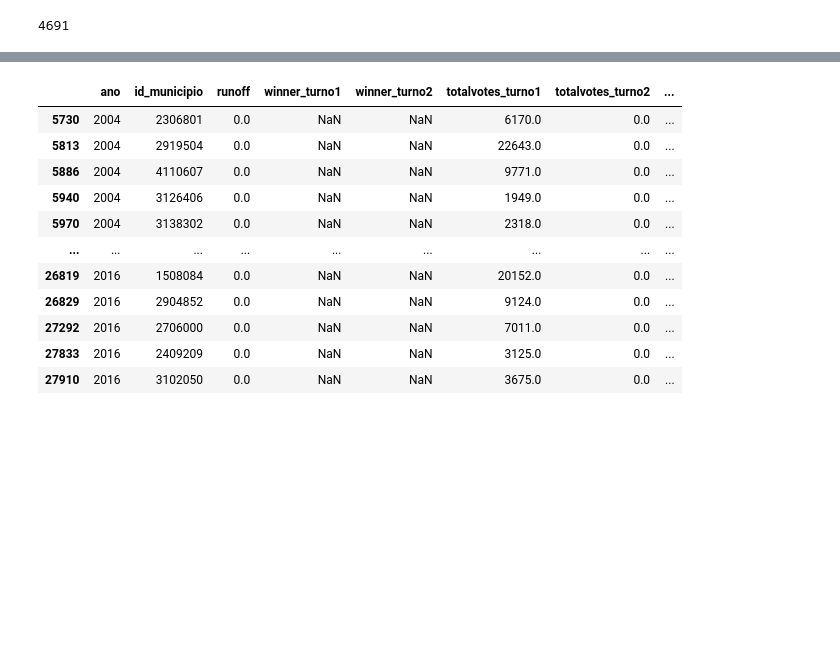
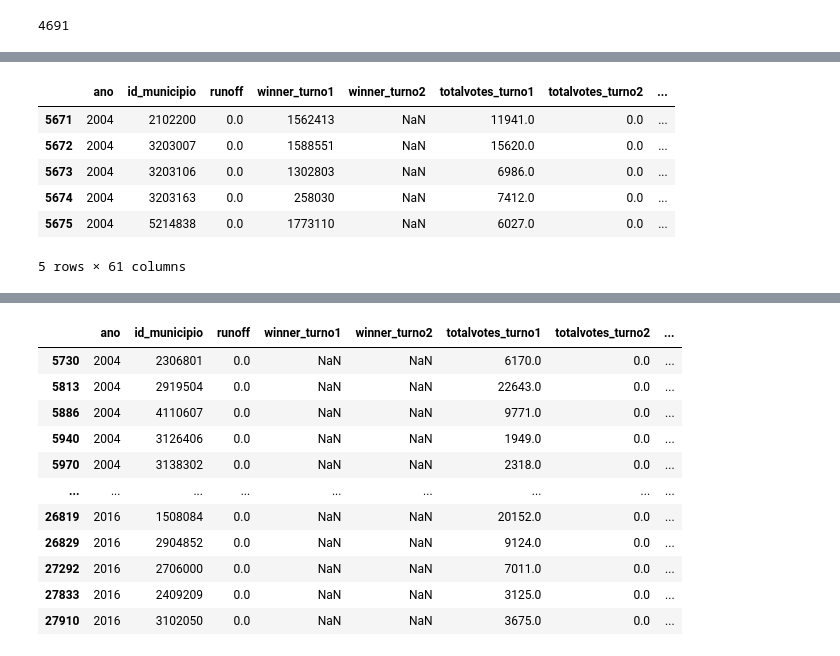
Before and after one commit to aulichney/Deforestation, a Jupyter notebook: DataMerge2023.ipynb, the cells around one changed output, grey strips where cells are left out. Drawn from its saved outputs; the diff is of its cells as text; code cells hidden in the pictures; blank space fills up the shorter version.

```diff
--- a/DataMerge2023.ipynb
+++ b/DataMerge2023.ipynb
@@ -360,3 +369,7 @@ vote.head()
 | 2 | 1996 | 1 | eleicao ordinaria | BA | 2927408 | 38490 | prefeito | PAN | ... |
 | 3 | 1996 | 1 | eleicao ordinaria | BA | 2927408 | 38490 | prefeito | PCO | ... |
 | 4 | 1996 | 1 | eleicao ordinaria | BA | 2927408 | 38490 | prefeito | PGT | ... |
+# %%
+this_vote = vote[(vote.ano == 2004) & (vote.id_municipio == '4113700')]
+winner_ordinary_turno1 = this_vote[(this_vote.tipo_eleicao == 'eleicao ordinaria') & (this_vote.resultado.isin(['eleito', '2º turno'])) & (this_vote.turno == 1)]
+winner_ordinary_turno1
@@ -362,0 +386,3 @@ vote.head()
+# %%
+runner_up_turno1 = winner_ordinary_turno1.sort_values(by = 'votos', ascending = False).reset_index(drop = True).iloc[1]
+runner_up_turno1.numero_candidato
@@ -576,3 +665,33 @@ final.loc[final[final.special == 1].index, 'sequencial_candidato'] = final.loc[f
 final.loc[final[final.runoff == 0].index, 'numero_candidato'] = final.loc[final[final.runoff == 0].index, 'winner_turno1_numero_candidato']
 final.loc[final[final.runoff == 1].index, 'numero_candidato'] = final.loc[final[final.runoff == 1].index, 'winner_turno2_numero_candidato']
 final.loc[final[final.special == 1].index, 'numero_candidato'] = final.loc[final[final.special == 1].index, 'winner_special_numero_candidato']
+
+
+final.loc[final[final.runoff == 0].index, 'winner_votes'] = final.loc[final[final.runoff == 0].index, 'winner_votes_turno_1']
+final.loc[final[final.runoff == 1].index, 'winner_votes'] = final.loc[final[final.runoff == 1].index, 'winner_votes_turno_2']
+final.loc[final[final.special == 1].index, 'winner_votes'] = final.loc[final[final.special == 1].index, 'winner_votes_special']
+
+final.loc[final[final.runoff == 0].index, 'winner_votes_proportion'] = final.loc[final[final.runoff == 0].index, 'winner_votes_turno_1']/final.loc[final[final.runoff == 0].index, 'totalvotes_turno1']
+final.loc[final[final.runoff == 1].index, 'winner_votes_proportion'] = final.loc[final[final.runoff == 0].index, 'winner_votes_turno_2']/final.loc[final[final.runoff == 1].index, 'totalvotes_turno2']
+final.loc[final[final.special == 1].index, 'winner_votes_proportion'] = final.loc[final[final.special == 1].index, 'winner_votes_special']/final.loc[final[final.special == 1].index, 'totalvotes_special']
+
+
+final.loc[final[final.runoff == 0].index, 'runnerup'] = final.loc[final[final.runoff == 0].index, 'runnerup_turno1']
+final.loc[final[final.runoff == 1].index, 'runnerup'] = final.loc[final[final.runoff == 1].index, 'runnerup_turno2']
+final.loc[final[final.special == 1].index, 'runnerup'] = final.loc[final[final.special == 1].index, 'runnerup_special']
+
+final.loc[final[final.runoff == 0].index, 'runnerup_annie_id'] = final.loc[final[final.runoff == 0].index, 'runnerup_turno1_annie_id']
+final.loc[final[final.runoff == 1].index, 'runnerup_annie_id'] = final.loc[final[final.runoff == 1].index, 'runnerup_turno2_annie_id']
+final.loc[final[final.special == 1].index, 'runnerup_annie_id'] = final.loc[final[final.special == 1].index, 'runnerup_special_annie_id']
+
+final.loc[final[final.runoff == 0].index, 'runnerup_sequencial'] = final.loc[final[final.runoff == 0].index, 'runnerup_turno1_sequencial_candidato']
+final.loc[final[final.runoff == 1].index, 'runnerup_sequencial'] = final.loc[final[final.runoff == 0].index, 'runnerup_turno2_sequencial_candidato']
+final.loc[final[final.special == 1].index, 'runnerup_sequencial'] = final.loc[final[final.special == 1].index, 'runnerup_special_sequencial_candidato']
+
+final.loc[final[final.runoff == 0].index, 'runnerup_votes'] = final.loc[final[final.runoff == 0].index, 'runnerup_turno1_votes']
+final.loc[final[final.runoff == 1].index, 'runnerup_votes'] = final.loc[final[final.runoff == 1].index, 'runnerup_turno2_votes']
+final.loc[final[final.special == 1].index, 'runnerup_votes'] = final.loc[final[final.special == 1].index, 'runnerup_special_votes']
+
+final.loc[final[final.runoff == 0].index, 'runnerup_votes_proportion'] = final.loc[final[final.runoff == 0].index, 'totalvotes_turno1']
+final.loc[final[final.runoff == 1].index, 'runnerup_votes_proportion'] = final.loc[final[final.runoff == 1].index, 'totalvotes_turno2']
+final.loc[final[final.special == 1].index, 'runnerup_votes_proportion'] = final.loc[final[final.special == 1].index, 'totalvotes_special']
@@ -689,3 +829,13 @@ final_cut.shape
+# %%
+final_cut.head()
+# %% [output]
+|  | ano | id_municipio | runoff | winner_turno1 | winner_turno2 | totalvotes_turno1 | totalvotes_turno2 | ... |
+| 5671 | 2004 | 2102200 | 0.0 | 1562413 | NaN | 11941.0 | 0.0 | ... |
+| 5672 | 2004 | 3203007 | 0.0 | 1588551 | NaN | 15620.0 | 0.0 | ... |
+| 5673 | 2004 | 3203106 | 0.0 | 1302803 | NaN | 6986.0 | 0.0 | ... |
+| 5674 | 2004 | 3203163 | 0.0 | 258030 | NaN | 7412.0 | 0.0 | ... |
+| 5675 | 2004 | 5214838 | 0.0 | 1773110 | NaN | 6027.0 | 0.0 | ... |
+5 rows × 61 columns
 # %%
 final_cut[final_cut.overall_winner_annie_id.isna()]
 # %% [output]
```
Also changed, not shown: parts of 38 cells of this notebook.
